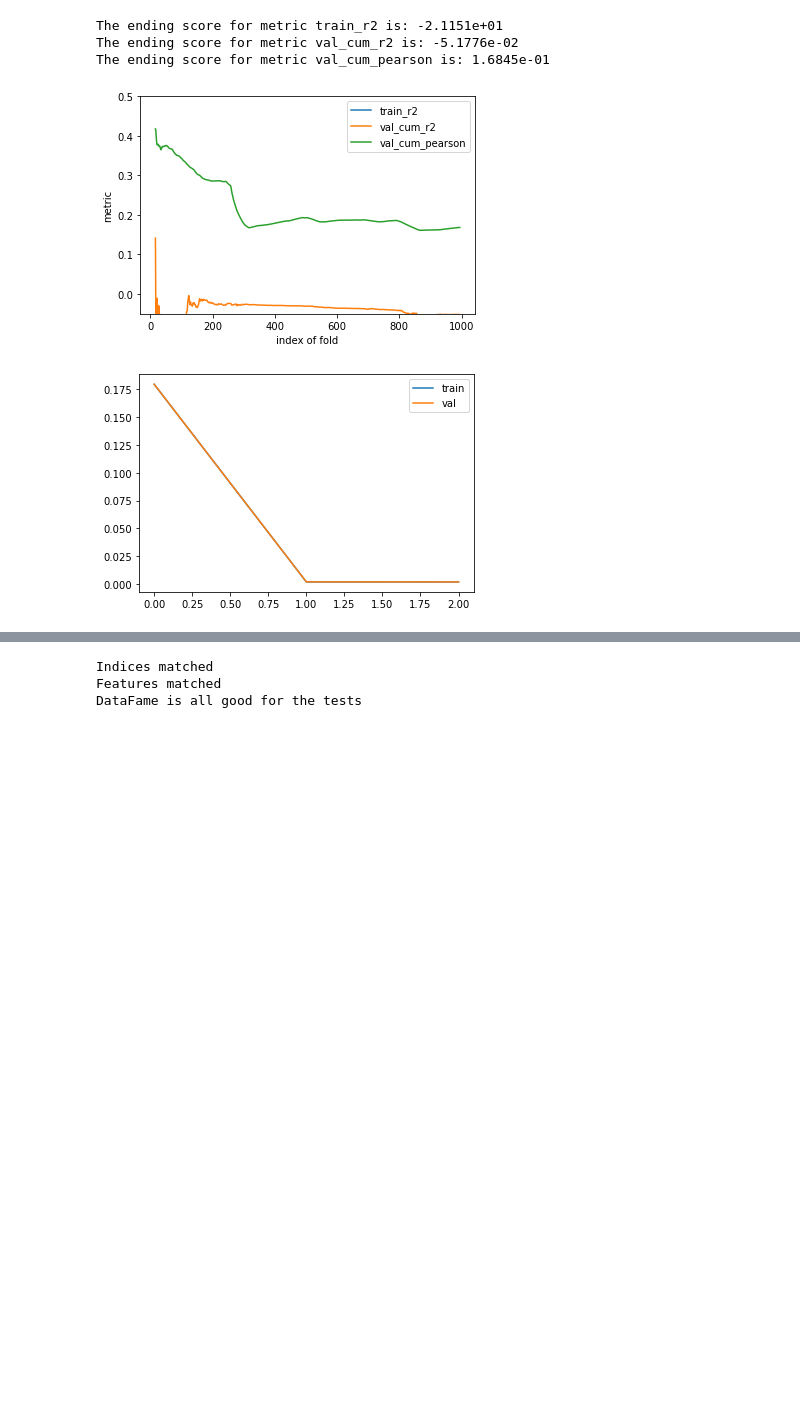
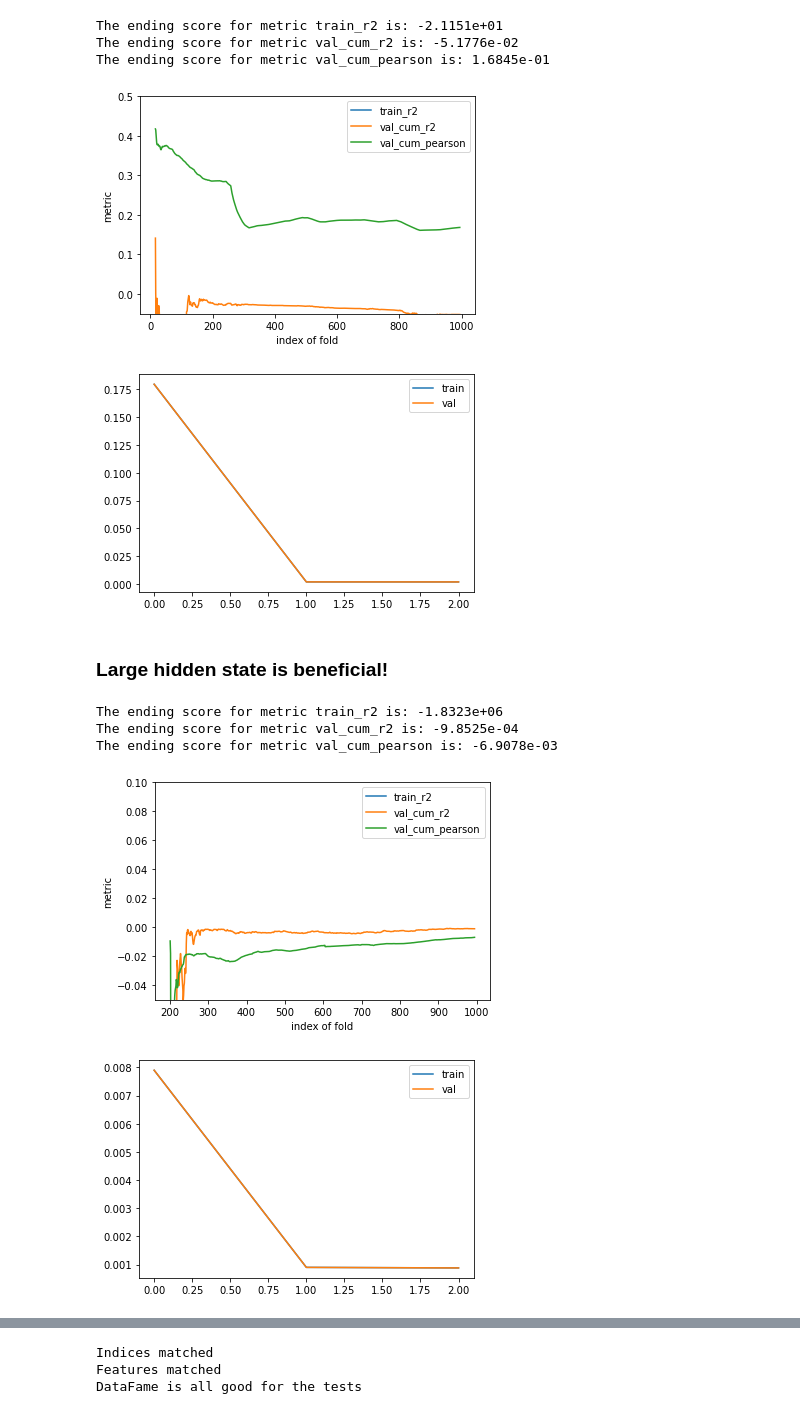
Before and after one commit to owen8877/qids-2023-comp, a Jupyter notebook: playground/shockspeare/NN_LSTM.ipynb, the cells around one changed output, grey strips where cells are left out. Cells and saved outputs as stored; diff of their text form; code cells hidden in the pictures; blank space fills up the shorter version.

```diff
--- a/playground/shockspeare/NN_LSTM.ipynb
+++ b/playground/shockspeare/NN_LSTM.ipynb
@@ -107,7 +107,7 @@ quantile_feature = ['turnoverRatio_QUANTILE', 'transactionAmount_QUANTILE', 'pb_
 n_splits = 995
 n_epoch = 3
 learning_rate = 0.01
-lookback_window = 16
+lookback_window = 8
 # Define loss
 # criterion = nn.CrossEntropyLoss()
 criterion = nn.MSELoss()
@@ -158,7 +158,8 @@ for epoch in range(n_epoch):
         if len(days_train) < 2:
             print('Skipping this fold since we cannot truncate the last day.')
             continue
-        if (lookback_window is not None) and (len(days_train) > lookback_window):
+        # if (lookback_window is not None) and (len(days_train) > lookback_window):
+        if fold > 200:
             cum_y_train_true = Series(dtype=float)
             cum_y_train_prediction = Series(dtype=float)
 
@@ -514,3 +509,23 @@ The ending score for metric val_cum_r2 is: -5.1776e-02
 The ending score for metric val_cum_pearson is: 1.6845e-01
 [figure]
 [figure]
+# %% [markdown]
+### Large hidden state is beneficial!
+# %%
+# lr step=100; nepoch=3; lookback=16; lr start 0.01, end 3e-11 1 layers, 256 hidden
+# CV after 200
+plt.figure(0)
+# plot_performance(performance, metrics_selected=['train_r2', 'test_cum_r2', 'test_cum_pearson'])
+plot_performance(performance, metrics_selected=['train_r2', 'val_cum_r2', 'val_cum_pearson'])
+
+plt.figure(1)
+plt.plot(range(n_epoch), train_loss_list, range(n_epoch),val_loss_list)
+# plt.ylim([0,0.1])
+plt.legend(['train', 'val'])
+plt.show()
+# %% [output]
+The ending score for metric train_r2 is: -1.8323e+06
+The ending score for metric val_cum_r2 is: -9.8525e-04
+The ending score for metric val_cum_pearson is: -6.9078e-03
+[figure, added]
+[figure, added]
```
Also changed, not shown: parts of 8 cells of this notebook, 1 other file.
